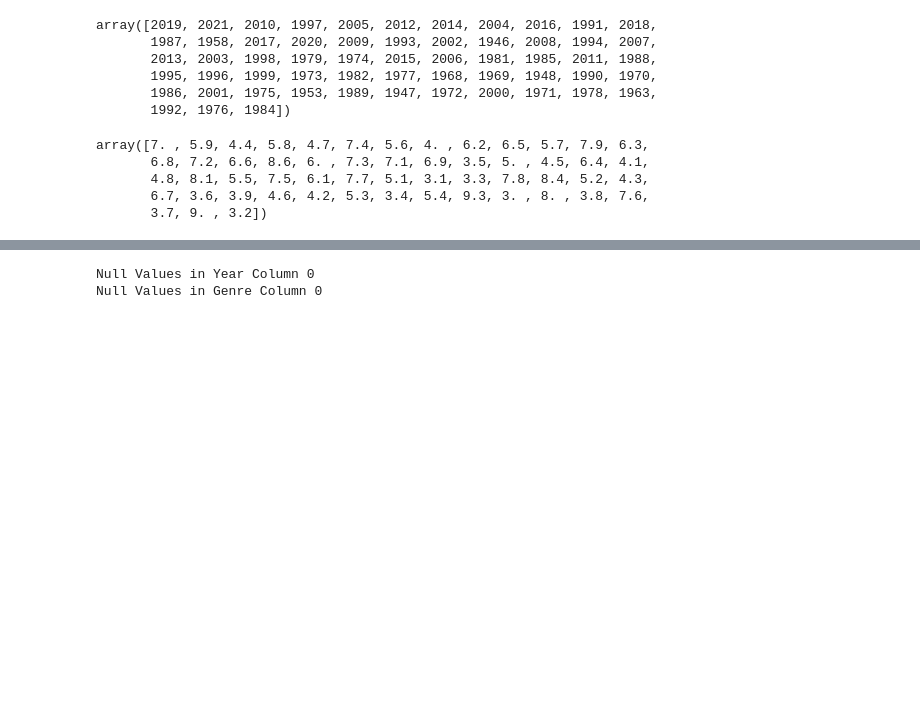
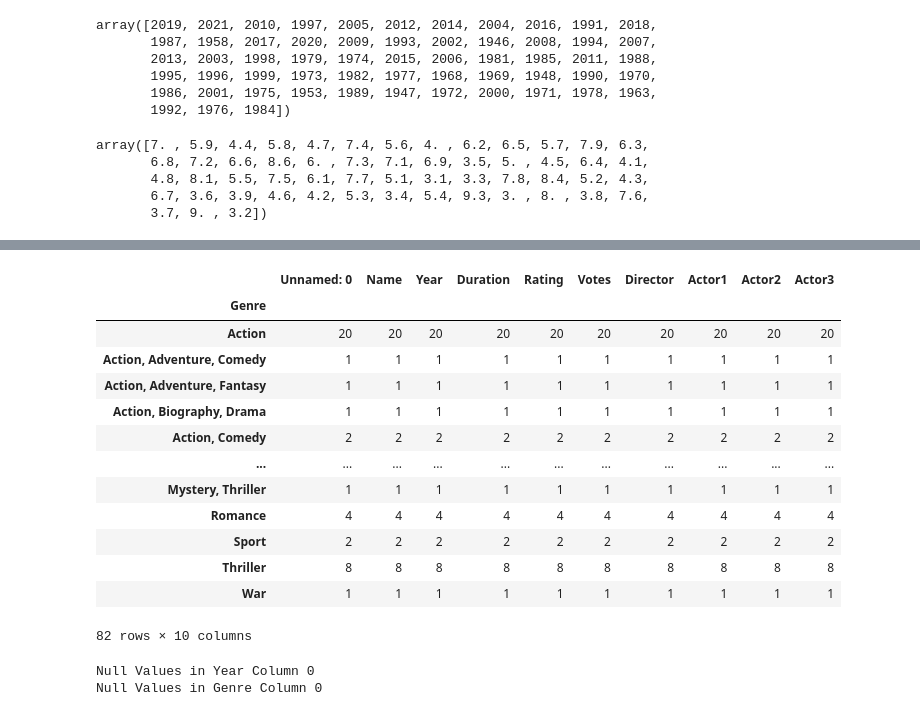
Before and after one commit to AmazeAravind-5904/DataScience-Notebook, a Jupyter notebook: ImdbRatingMoviesIndia.ipynb, the cells around one changed output, grey strips where cells are left out. Cells and saved outputs as stored; diff of their text form; code cells hidden in the pictures; blank space fills up the shorter version.

```diff
--- a/ImdbRatingMoviesIndia.ipynb
+++ b/ImdbRatingMoviesIndia.ipynb
@@ -115,3 +132,20 @@ array([7. , 5.9, 4.4, 5.8, 4.7, 7.4, 5.6, 4. , 6.2, 6.5, 5.7, 7.9, 6.3,
+# %%
+df.groupby(['Genre']).count()
+# %% [output]
+|  | Unnamed: 0 | Name | Year | Duration | Rating | Votes | Director | Actor1 | Actor2 | Actor3 |
+| Genre |  |  |  |  |  |  |  |  |  |  |
+| Action | 20 | 20 | 20 | 20 | 20 | 20 | 20 | 20 | 20 | 20 |
+| Action, Adventure, Comedy | 1 | 1 | 1 | 1 | 1 | 1 | 1 | 1 | 1 | 1 |
+| Action, Adventure, Fantasy | 1 | 1 | 1 | 1 | 1 | 1 | 1 | 1 | 1 | 1 |
+| Action, Biography, Drama | 1 | 1 | 1 | 1 | 1 | 1 | 1 | 1 | 1 | 1 |
+| Action, Comedy | 2 | 2 | 2 | 2 | 2 | 2 | 2 | 2 | 2 | 2 |
+| ... | ... | ... | ... | ... | ... | ... | ... | ... | ... | ... |
+| Mystery, Thriller | 1 | 1 | 1 | 1 | 1 | 1 | 1 | 1 | 1 | 1 |
+| Romance | 4 | 4 | 4 | 4 | 4 | 4 | 4 | 4 | 4 | 4 |
+| Sport | 2 | 2 | 2 | 2 | 2 | 2 | 2 | 2 | 2 | 2 |
+| Thriller | 8 | 8 | 8 | 8 | 8 | 8 | 8 | 8 | 8 | 8 |
+| War | 1 | 1 | 1 | 1 | 1 | 1 | 1 | 1 | 1 | 1 |
+82 rows × 10 columns
 # %%
 print('Null Values in Year Column',df['Year'].isnull().sum())
 print('Null Values in Genre Column',df['Genre'].isnull().sum())
```
Also changed, not shown: parts of 2 cells of this notebook.
